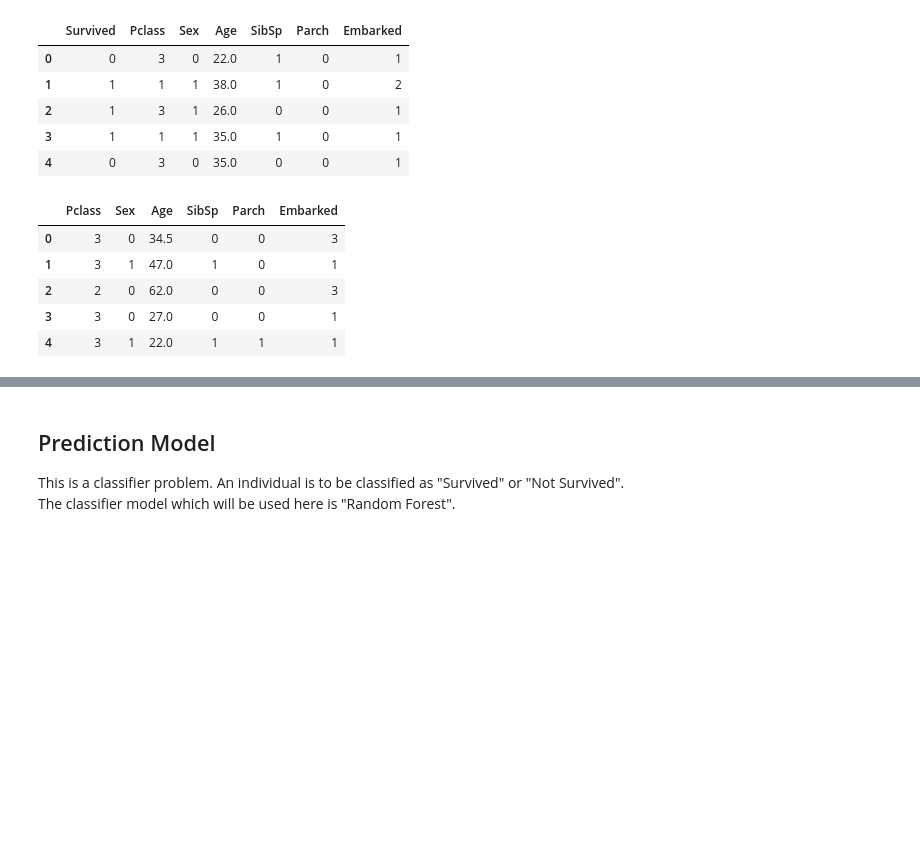
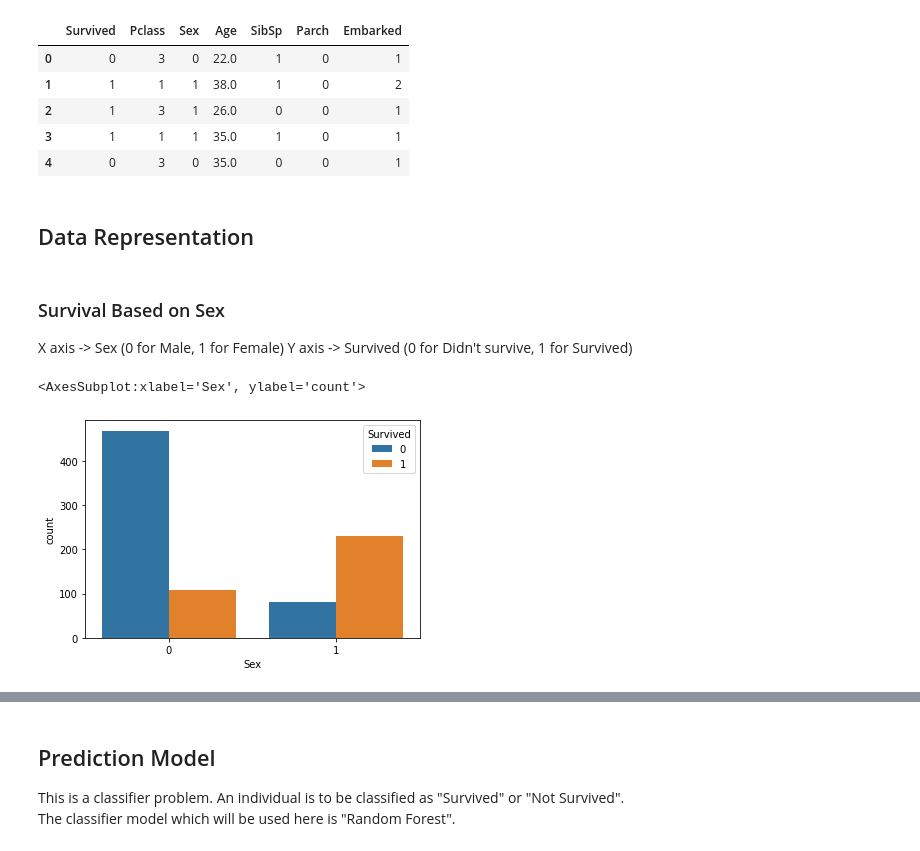
Before and after one commit to sreerajpr06/Titanic-Preprocessing-ML, a Jupyter notebook: TitanicDataset.ipynb, the cells around one changed output, grey strips where cells are left out. Drawn from its saved outputs; the diff is of its cells as text; code cells hidden in the pictures; blank space fills up the shorter version.

```diff
--- a/TitanicDataset.ipynb
+++ b/TitanicDataset.ipynb
@@ -317,14 +230,15 @@ train_data.head()
 | 2 | 1 | 3 | 1 | 26.0 | 0 | 0 | 1 |
 | 3 | 1 | 1 | 1 | 35.0 | 1 | 0 | 1 |
 | 4 | 0 | 3 | 0 | 35.0 | 0 | 0 | 1 |
-# %%
-test_data.replace(to_replace=['S', 'C', 'Q'], value=[1, 2, 3], inplace=True)
-
-test_data.head()
-# %% [output]
-|  | Pclass | Sex | Age | SibSp | Parch | Embarked |
-| 0 | 3 | 0 | 34.5 | 0 | 0 | 3 |
-| 1 | 3 | 1 | 47.0 | 1 | 0 | 1 |
-| 2 | 2 | 0 | 62.0 | 0 | 0 | 3 |
-| 3 | 3 | 0 | 27.0 | 0 | 0 | 1 |
-| 4 | 3 | 1 | 22.0 | 1 | 1 | 1 |
+# %% [markdown]
+## Data Representation
+# %% [markdown]
+### Survival Based on Sex
+
+X axis -> Sex (0 for Male, 1 for Female)
+Y axis -> Survived (0 for Didn't survive, 1 for Survived)
+# %%
+sns.countplot(x=train_data['Sex'], hue = "Survived", data=train_data)
+# %% [output]
+<AxesSubplot:xlabel='Sex', ylabel='count'>
+[figure, added]
```
Also changed, not shown: parts of 26 cells of this notebook, 1 other file.
